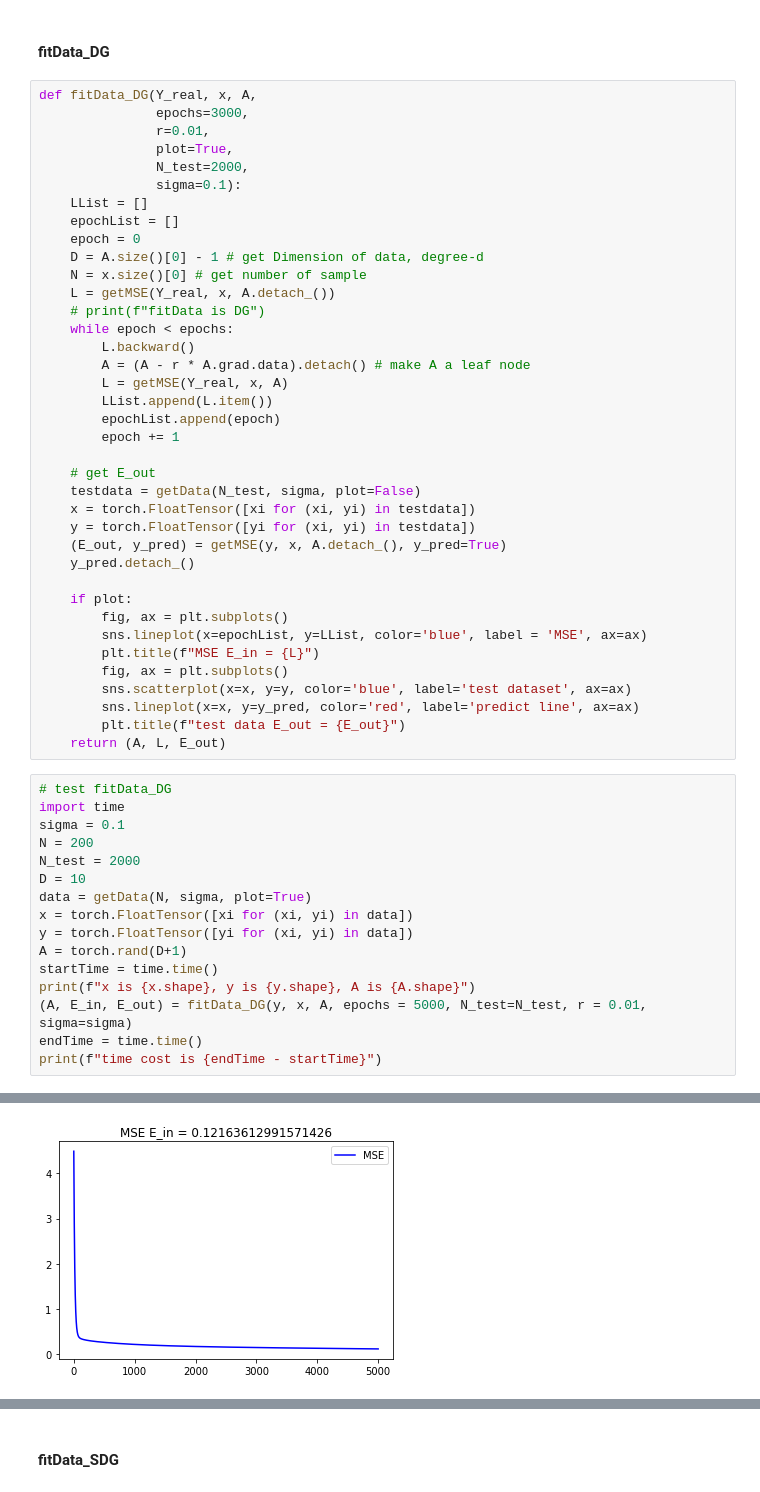
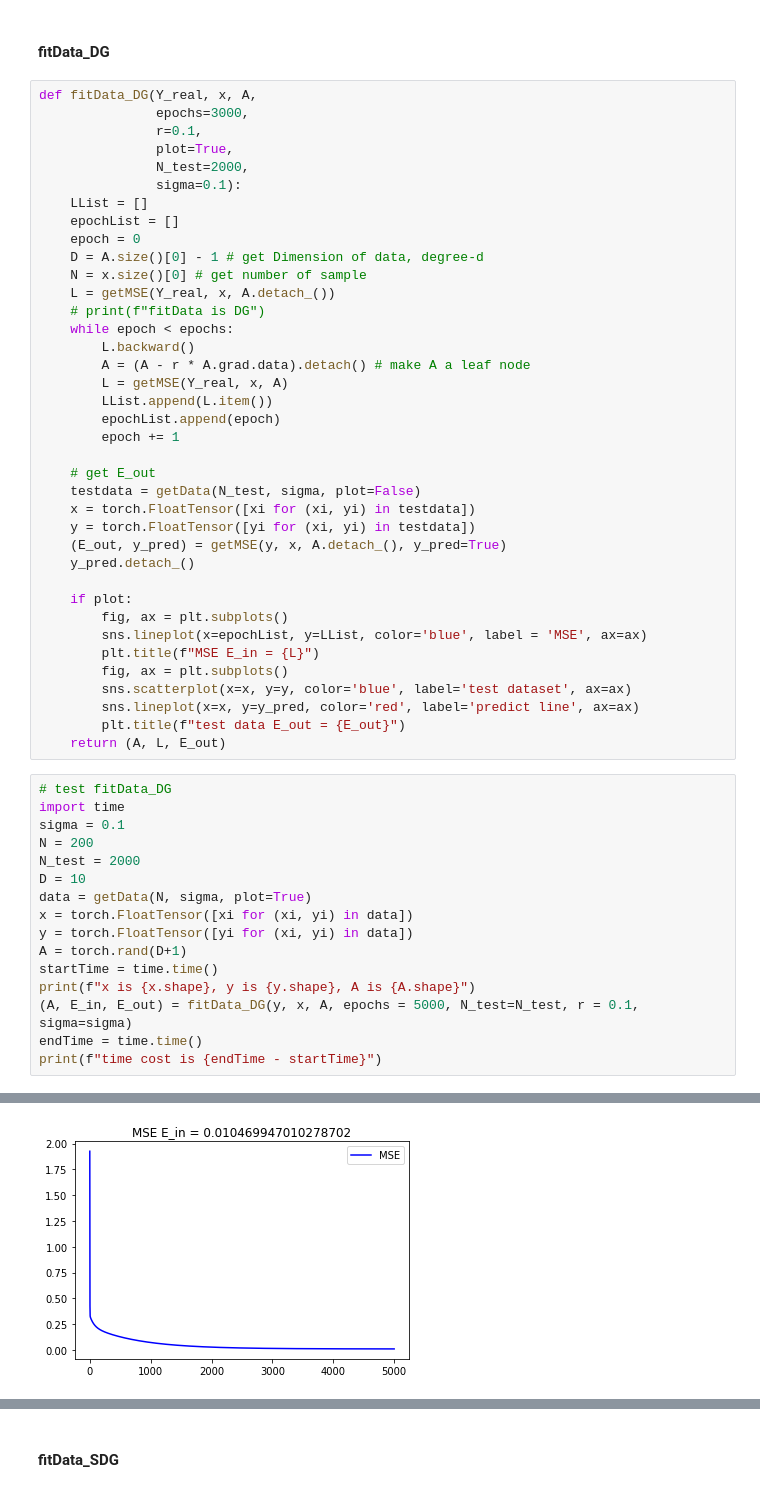
Before and after one commit to liushuyu6666/AI_relative, a Jupyter notebook: algorithm_explore/Gaussian_Regression.ipynb, the cells around one changed output, grey strips where cells are left out. Cells and saved outputs as stored; diff of their text form.

```diff
--- a/algorithm_explore/Gaussian_Regression.ipynb
+++ b/algorithm_explore/Gaussian_Regression.ipynb
@@ -118,7 +119,7 @@ The computation of $E_{in}$ and $E_{out}$ calls **getMSE**.
 # %%
 def fitData_DG(Y_real, x, A,
                epochs=3000,
-               r=0.01,
+               r=0.1,
                plot=True,
                N_test=2000,
                sigma=0.1):
@@ -166,7 +167,7 @@ y = torch.FloatTensor([yi for (xi, yi) in data])
 A = torch.rand(D+1)
 startTime = time.time()
 print(f"x is {x.shape}, y is {y.shape}, A is {A.shape}")
-(A, E_in, E_out) = fitData_DG(y, x, A, epochs = 5000, N_test=N_test, r = 0.01, sigma=sigma)
+(A, E_in, E_out) = fitData_DG(y, x, A, epochs = 5000, N_test=N_test, r = 0.1, sigma=sigma)
 endTime = time.time()
 print(f"time cost is {endTime - startTime}")
 # %% [output]
@@ -176 +177 @@ time cost is 2.431507110595703
-[figure, old version]
+[figure, new version]
```
Also changed, not shown: parts of 22 cells of this notebook.
